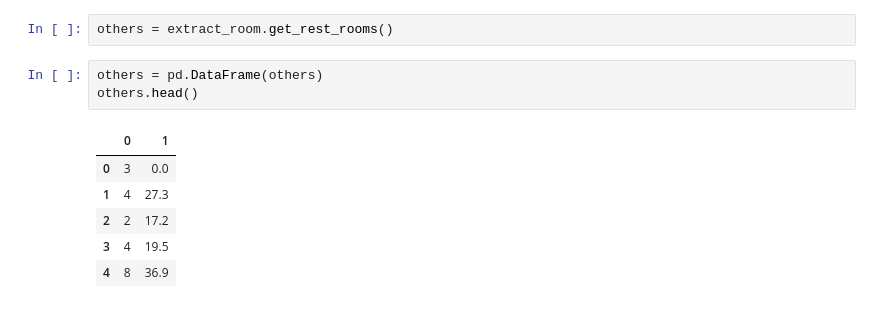
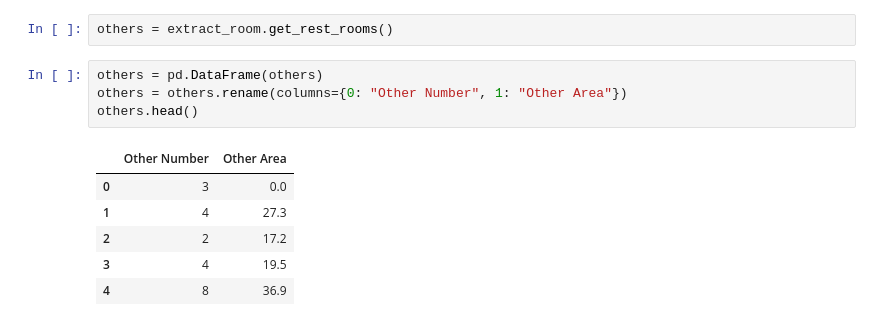
Before and after one commit to luowx0905/Individual-Project, a Jupyter notebook: sell property/read_dataset/create_input_data.ipynb, the cells around one changed output. Saved outputs shown, nothing was run; the diff lists cells and outputs as text.

```diff
--- a/sell property/read_dataset/create_input_data.ipynb
+++ b/sell property/read_dataset/create_input_data.ipynb
@@ -165,9 +192,10 @@ dining_rooms.head()
 others = extract_room.get_rest_rooms()
 # %%
 others = pd.DataFrame(others)
+others = others.rename(columns={0: "Other Number", 1: "Other Area"})
 others.head()
 # %% [output]
-|  | 0 | 1 |
+|  | Other Number | Other Area |
 | 0 | 3 | 0.0 |
 | 1 | 4 | 27.3 |
 | 2 | 2 | 17.2 |
```
Also changed, not shown: parts of 14 cells of this notebook, 8 other files.
